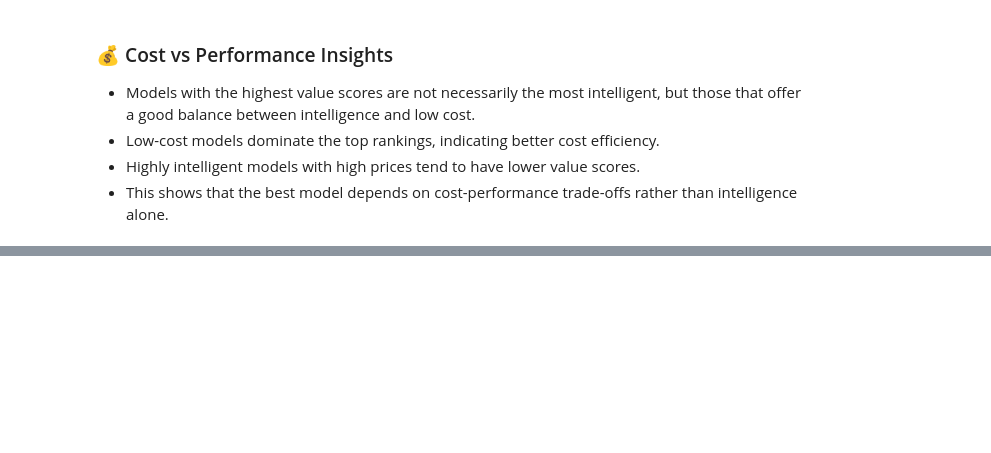
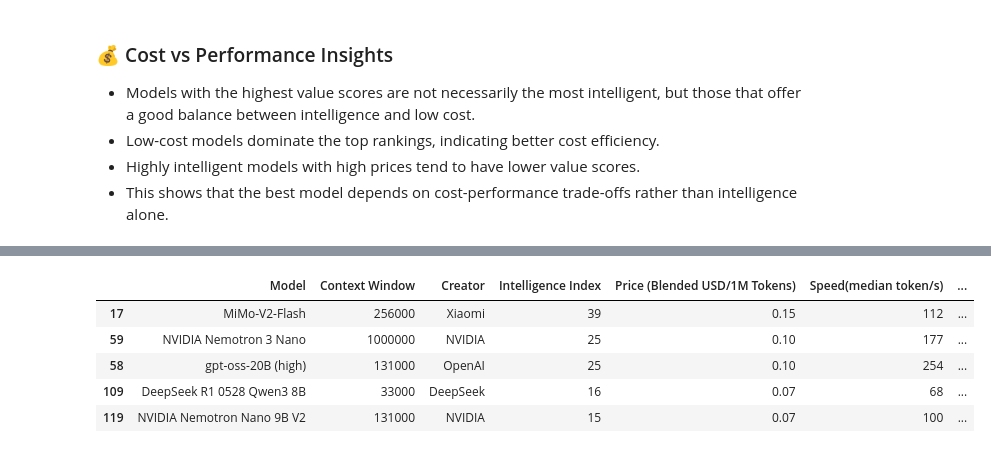
Before and after one commit to M-Codes6/AI-Models-Benchmark-Dataset-2026-latest-, a Jupyter notebook: notebooks/analysis.ipynb, the cells around one changed output, grey strips where cells are left out. Cells and saved outputs as stored; diff of their text form; code cells hidden in the pictures; blank space fills up the shorter version.

```diff
--- a/notebooks/analysis.ipynb
+++ b/notebooks/analysis.ipynb
@@ -443,0 +461,10 @@ df_sorted[["Model", "Intelligence Index", "Price (Blended USD/1M Tokens)", "valu
+# %%
+df_sorted = df.sort_values(by="value_score", ascending=False)
+df_sorted.head(5)
+# %% [output]
+|  | Model | Context Window | Creator | Intelligence Index | Price (Blended USD/1M Tokens) | Speed(median token/s) | ... |
+| 17 | MiMo-V2-Flash | 256000 | Xiaomi | 39 | 0.15 | 112 | ... |
+| 59 | NVIDIA Nemotron 3 Nano | 1000000 | NVIDIA | 25 | 0.10 | 177 | ... |
+| 58 | gpt-oss-20B (high) | 131000 | OpenAI | 25 | 0.10 | 254 | ... |
+| 109 | DeepSeek R1 0528 Qwen3 8B | 33000 | DeepSeek | 16 | 0.07 | 68 | ... |
+| 119 | NVIDIA Nemotron Nano 9B V2 | 131000 | NVIDIA | 15 | 0.07 | 100 | ... |
```
Also changed, not shown: parts of 9 cells of this notebook, 1 other file.
